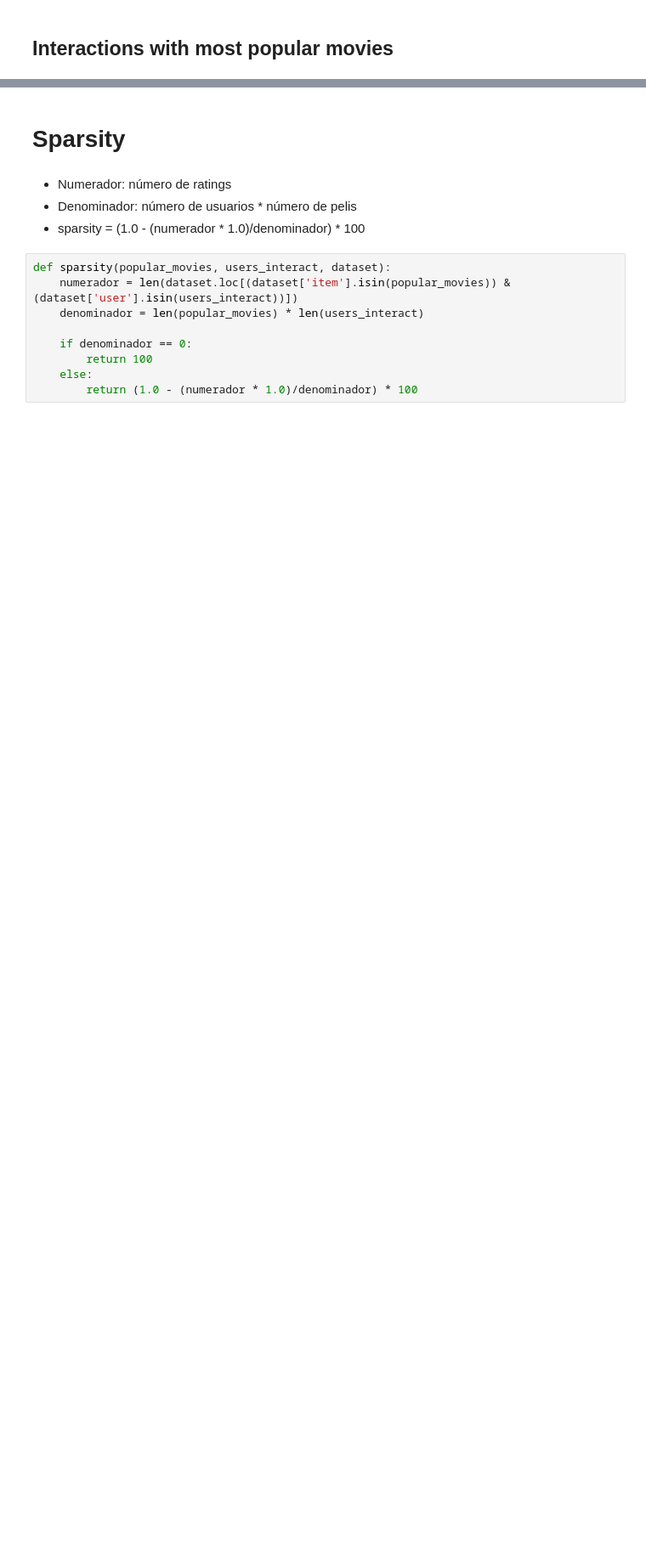
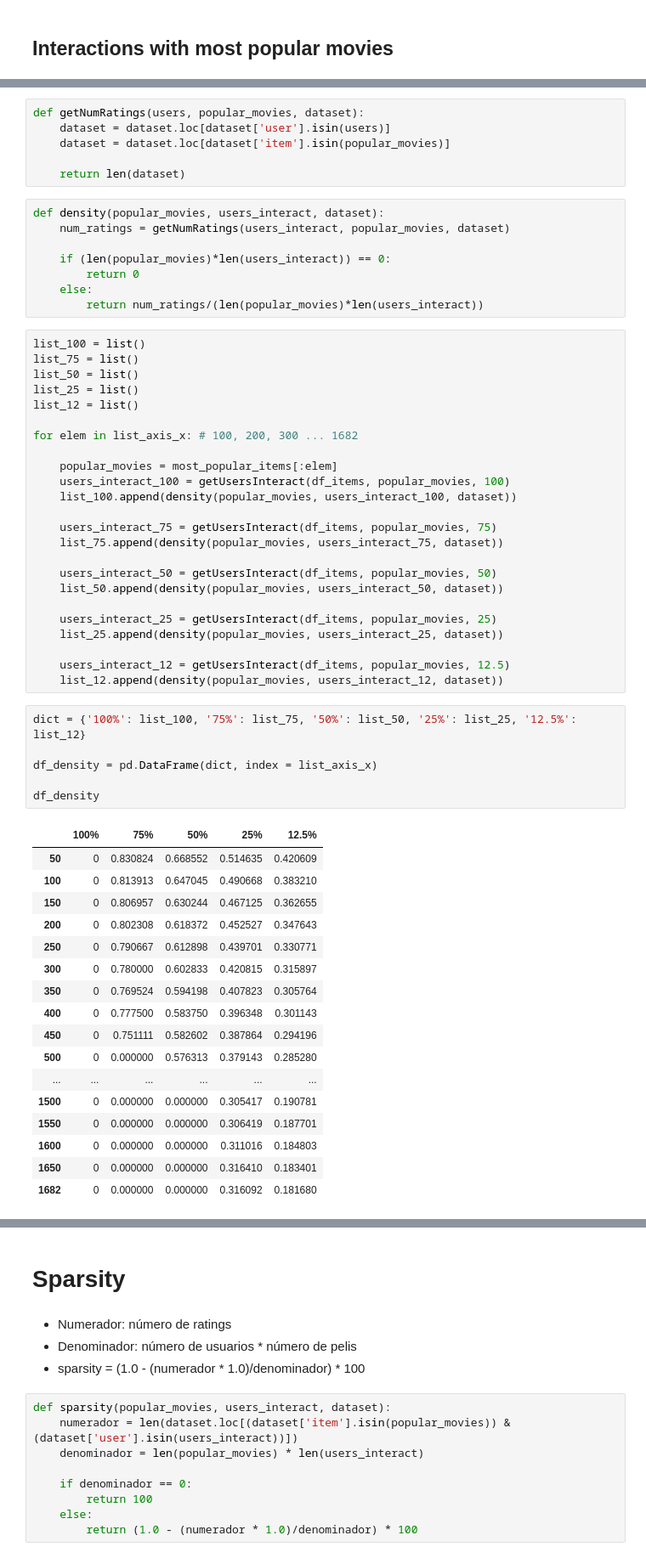
Before and after one commit to martcaro/Graph-Recommendations, a Jupyter notebook: aux-notebooks/data-analysis-charts.ipynb, the cells around one changed output, grey strips where cells are left out. Shown at 85% size. Cells and saved outputs as stored; diff of their text form; blank space fills up the shorter version.

Commit message:
Density analysis

```diff
--- a/aux-notebooks/data-analysis-charts.ipynb
+++ b/aux-notebooks/data-analysis-charts.ipynb
@@ -156,0 +166,62 @@ fig.show()
+# %%
+def getNumRatings(users, popular_movies, dataset):
+    dataset = dataset.loc[dataset['user'].isin(users)]
+    dataset = dataset.loc[dataset['item'].isin(popular_movies)]
+
+    return len(dataset)
+# %%
+def density(popular_movies, users_interact, dataset):
+    num_ratings = getNumRatings(users_interact, popular_movies, dataset)
+
+    if (len(popular_movies)*len(users_interact)) == 0:
+        return 0
+    else:
+        return num_ratings/(len(popular_movies)*len(users_interact))
+# %%
+list_100 = list()
+list_75 = list()
+list_50 = list()
+list_25 = list()
+list_12 = list()
+
+for elem in list_axis_x: # 100, 200, 300 ... 1682
+
+    popular_movies = most_popular_items[:elem]
+    users_interact_100 = getUsersInteract(df_items, popular_movies, 100)
+    list_100.append(density(popular_movies, users_interact_100, dataset))
+
+    users_interact_75 = getUsersInteract(df_items, popular_movies, 75)
+    list_75.append(density(popular_movies, users_interact_75, dataset))
+
+    users_interact_50 = getUsersInteract(df_items, popular_movies, 50)
+    list_50.append(density(popular_movies, users_interact_50, dataset))
+
+    users_interact_25 = getUsersInteract(df_items, popular_movies, 25)
+    list_25.append(density(popular_movies, users_interact_25, dataset))
+
+    users_interact_12 = getUsersInteract(df_items, popular_movies, 12.5)
+    list_12.append(density(popular_movies, users_interact_12, dataset))
+# %%
+dict = {'100%': list_100, '75%': list_75, '50%': list_50, '25%': list_25, '12.5%': list_12}
+
+df_density = pd.DataFrame(dict, index = list_axis_x)
+
+df_density
+# %% [output]
+|  | 100% | 75% | 50% | 25% | 12.5% |
+| 50 | 0 | 0.830824 | 0.668552 | 0.514635 | 0.420609 |
+| 100 | 0 | 0.813913 | 0.647045 | 0.490668 | 0.383210 |
+| 150 | 0 | 0.806957 | 0.630244 | 0.467125 | 0.362655 |
+| 200 | 0 | 0.802308 | 0.618372 | 0.452527 | 0.347643 |
+| 250 | 0 | 0.790667 | 0.612898 | 0.439701 | 0.330771 |
+| 300 | 0 | 0.780000 | 0.602833 | 0.420815 | 0.315897 |
+| 350 | 0 | 0.769524 | 0.594198 | 0.407823 | 0.305764 |
+| 400 | 0 | 0.777500 | 0.583750 | 0.396348 | 0.301143 |
+| 450 | 0 | 0.751111 | 0.582602 | 0.387864 | 0.294196 |
+| 500 | 0 | 0.000000 | 0.576313 | 0.379143 | 0.285280 |
+| ... | ... | ... | ... | ... | ... |
+| 1500 | 0 | 0.000000 | 0.000000 | 0.305417 | 0.190781 |
+| 1550 | 0 | 0.000000 | 0.000000 | 0.306419 | 0.187701 |
+| 1600 | 0 | 0.000000 | 0.000000 | 0.311016 | 0.184803 |
+| 1650 | 0 | 0.000000 | 0.000000 | 0.316410 | 0.183401 |
+| 1682 | 0 | 0.000000 | 0.000000 | 0.316092 | 0.181680 |
```
Also changed, not shown: parts of 7 cells of this notebook.
